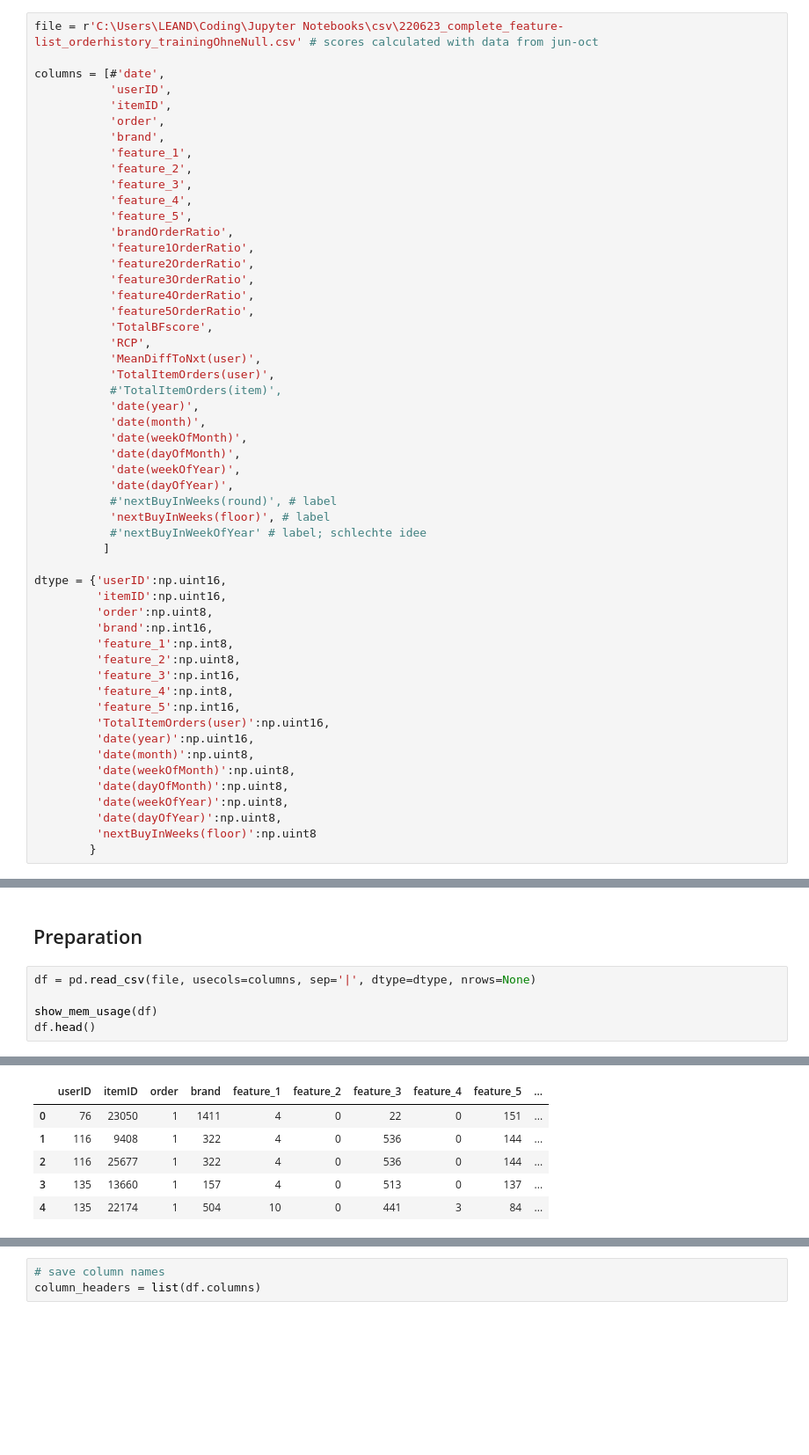
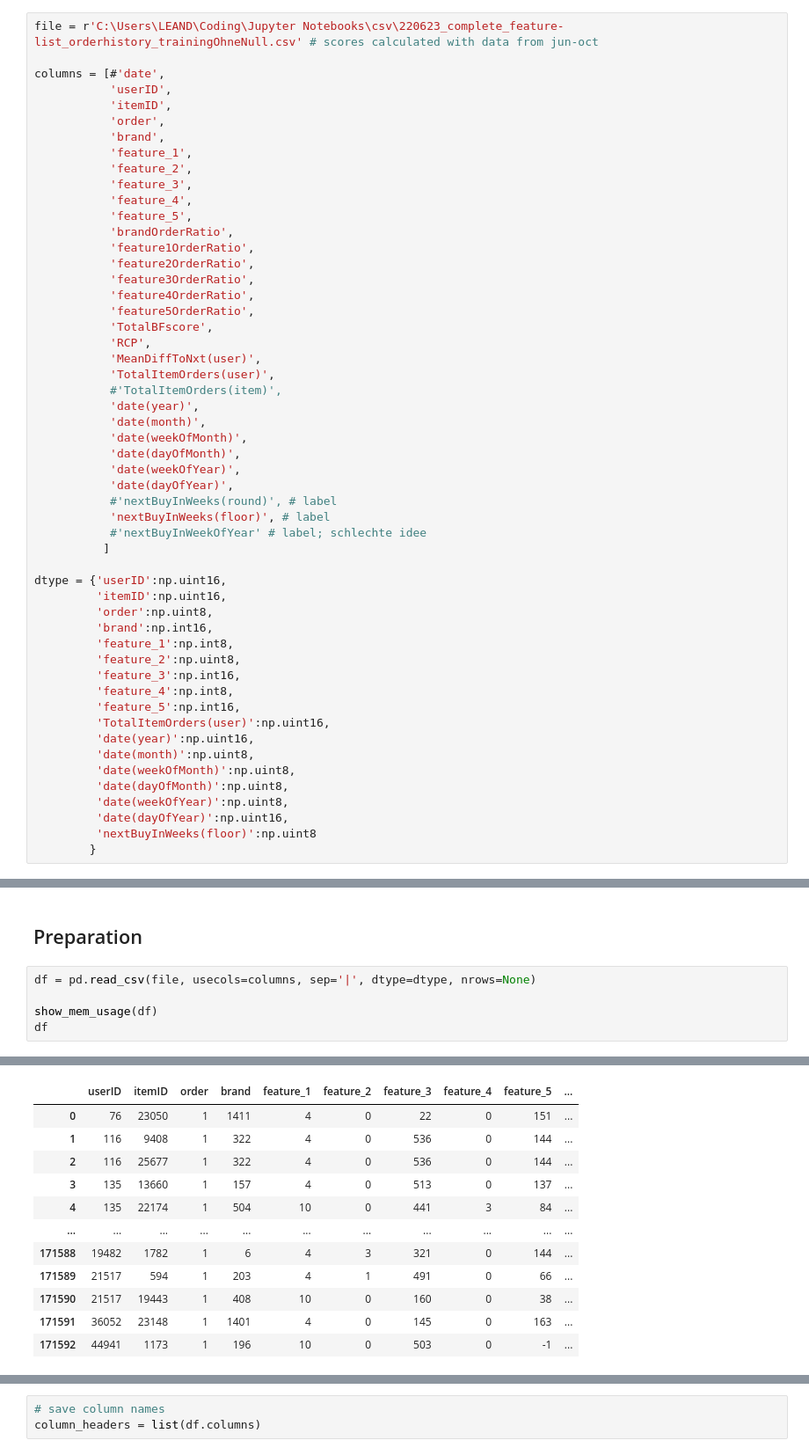
Before and after one commit to SirMightyMo/DMC2022, a Jupyter notebook: Kevin/Python/220624_01_XGBRegression_GPU_wDiffToNextBuy_LW.ipynb, the cells around one changed output, grey strips where cells are left out. Shown at 88% size. Cells and saved outputs as stored; diff of their text form; blank space fills up the shorter version.

```diff
--- a/Kevin/Python/220624_01_XGBRegression_GPU_wDiffToNextBuy_LW.ipynb
+++ b/Kevin/Python/220624_01_XGBRegression_GPU_wDiffToNextBuy_LW.ipynb
@@ -260,7 +294,7 @@ dtype = {'userID':np.uint16,
          'date(weekOfMonth)':np.uint8,
          'date(dayOfMonth)':np.uint8,
          'date(weekOfYear)':np.uint8,
-         'date(dayOfYear)':np.uint8,
+         'date(dayOfYear)':np.uint16,
          'nextBuyInWeeks(floor)':np.uint8
         }
 # %% [markdown]
@@ -500,5 +534,5 @@ rows where label was predicted correctly:        80519   (46.924 % of rows)
 df = pd.read_csv(file, usecols=columns, sep='|', dtype=dtype, nrows=None)
 
 show_mem_usage(df)
-df.head()
+df
 # %% [output]
@@ -506,6 +540,12 @@ Memory usage of dataframe is 15.71 MB
 |  | userID | itemID | order | brand | feature_1 | feature_2 | feature_3 | feature_4 | feature_5 | ... |
 | 0 | 76 | 23050 | 1 | 1411 | 4 | 0 | 22 | 0 | 151 | ... |
 | 1 | 116 | 9408 | 1 | 322 | 4 | 0 | 536 | 0 | 144 | ... |
 | 2 | 116 | 25677 | 1 | 322 | 4 | 0 | 536 | 0 | 144 | ... |
 | 3 | 135 | 13660 | 1 | 157 | 4 | 0 | 513 | 0 | 137 | ... |
 | 4 | 135 | 22174 | 1 | 504 | 10 | 0 | 441 | 3 | 84 | ... |
+| ... | ... | ... | ... | ... | ... | ... | ... | ... | ... | ... |
+| 171588 | 19482 | 1782 | 1 | 6 | 4 | 3 | 321 | 0 | 144 | ... |
+| 171589 | 21517 | 594 | 1 | 203 | 4 | 1 | 491 | 0 | 66 | ... |
+| 171590 | 21517 | 19443 | 1 | 408 | 10 | 0 | 160 | 0 | 38 | ... |
+| 171591 | 36052 | 23148 | 1 | 1401 | 4 | 0 | 145 | 0 | 163 | ... |
+| 171592 | 44941 | 1173 | 1 | 196 | 10 | 0 | 503 | 0 | -1 | ... |
```
Also changed, not shown: parts of 49 cells of this notebook.
